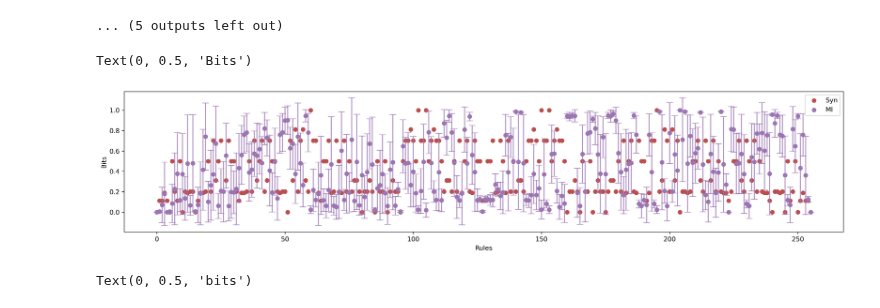
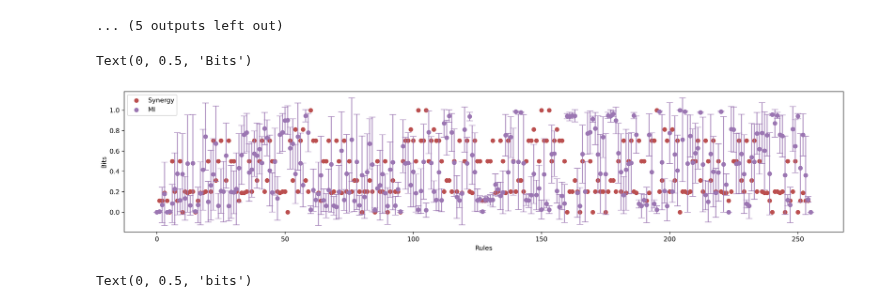
Before and after one commit to Lyn1216/Local-EI-project, a Jupyter notebook: exp/cellular automaton/local_ca.ipynb, the cells around one changed output. Saved outputs shown, nothing was run; the diff lists cells and outputs as text; code cells hidden in the pictures.

```diff
--- a/exp/cellular automaton/local_ca.ipynb
+++ b/exp/cellular automaton/local_ca.ipynb
@@ -383,26 +383,26 @@ with open('results/ca_mi_rules_size='+str(size)+'.json', 'w') as f:
 # %%
 size=10
 with open('results/ca_mi_rules_size='+str(size)+'.json', 'r') as f:
     ca_mi_rules = json.load(f)
 
 means_mi = np.array([np.mean(values) for values in ca_mi_rules.values()])
 std_devs_mi = np.array([np.std(values) for values in ca_mi_rules.values()])
 
 plt.figure(figsize=(20,4), dpi=300)
 # 绘制折线图
-plt.scatter(range(256), syn_list, color='#BB4F4F', label='Syn')
+plt.scatter(range(256), syn_list, color='#BB4F4F', label='Synergy')
 # plt.fill_between([i/8 for i in range(9)], means+std_devs, means-std_devs, color='#74B38F', alpha=0.05)
 
 plt.scatter(range(256), means_mi, color='#9B76B2', label='MI')
 plt.errorbar(range(256), means_mi, yerr=std_devs_mi, fmt='o', color='#9B76B2', alpha=0.8, capsize=5)
 #plt.fill_between(range(256), means_mi+std_devs_mi, means_mi-std_devs_mi, color='#FFA500', alpha=0.2)
 #plt.title("standard deviation")
 plt.legend()
 plt.xlabel("Rules")
 plt.ylabel("Bits")
 # %% [output]
 Text(0, 0.5, 'Bits')
-[figure, old version]
+[figure, new version]
 # %%
 plt.figure(figsize=(20,4), dpi=300)
 # 绘制折线图
```
Also changed, not shown: 11 other files.
